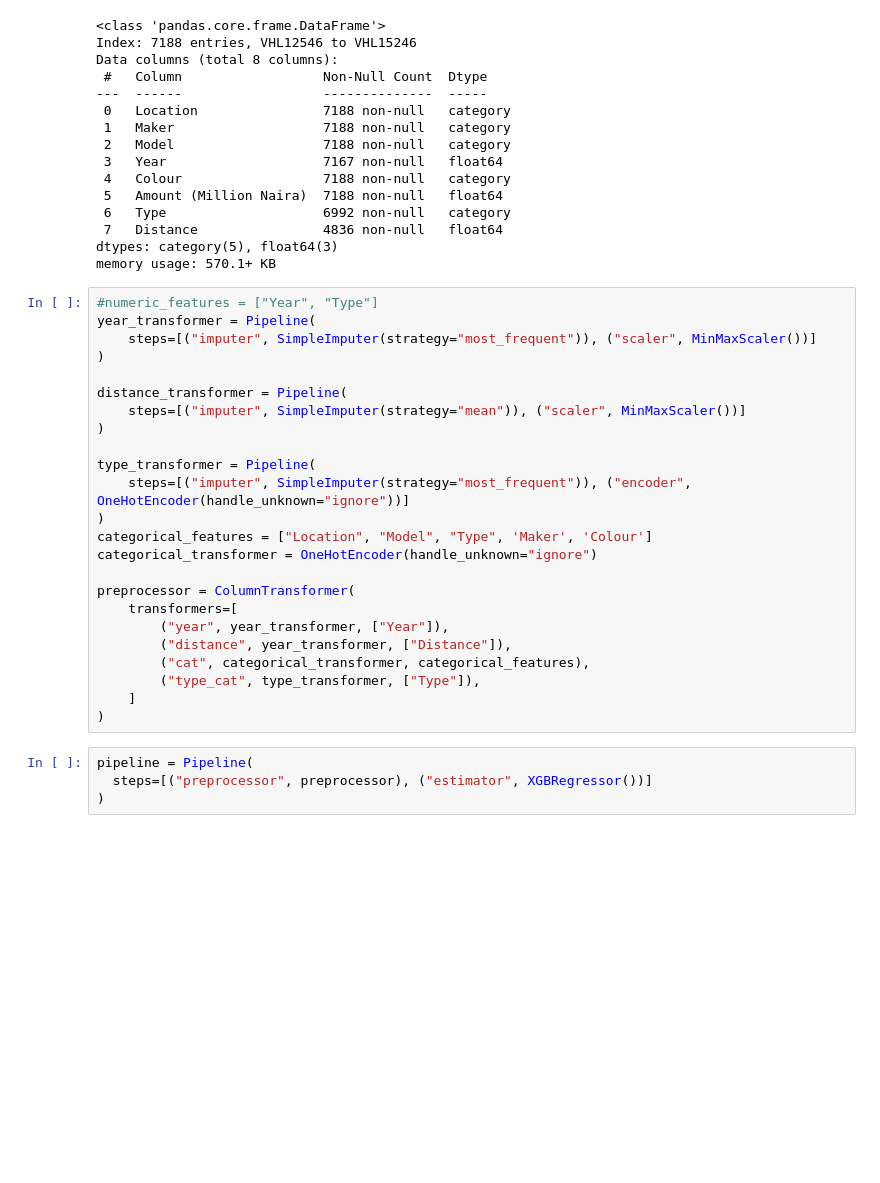
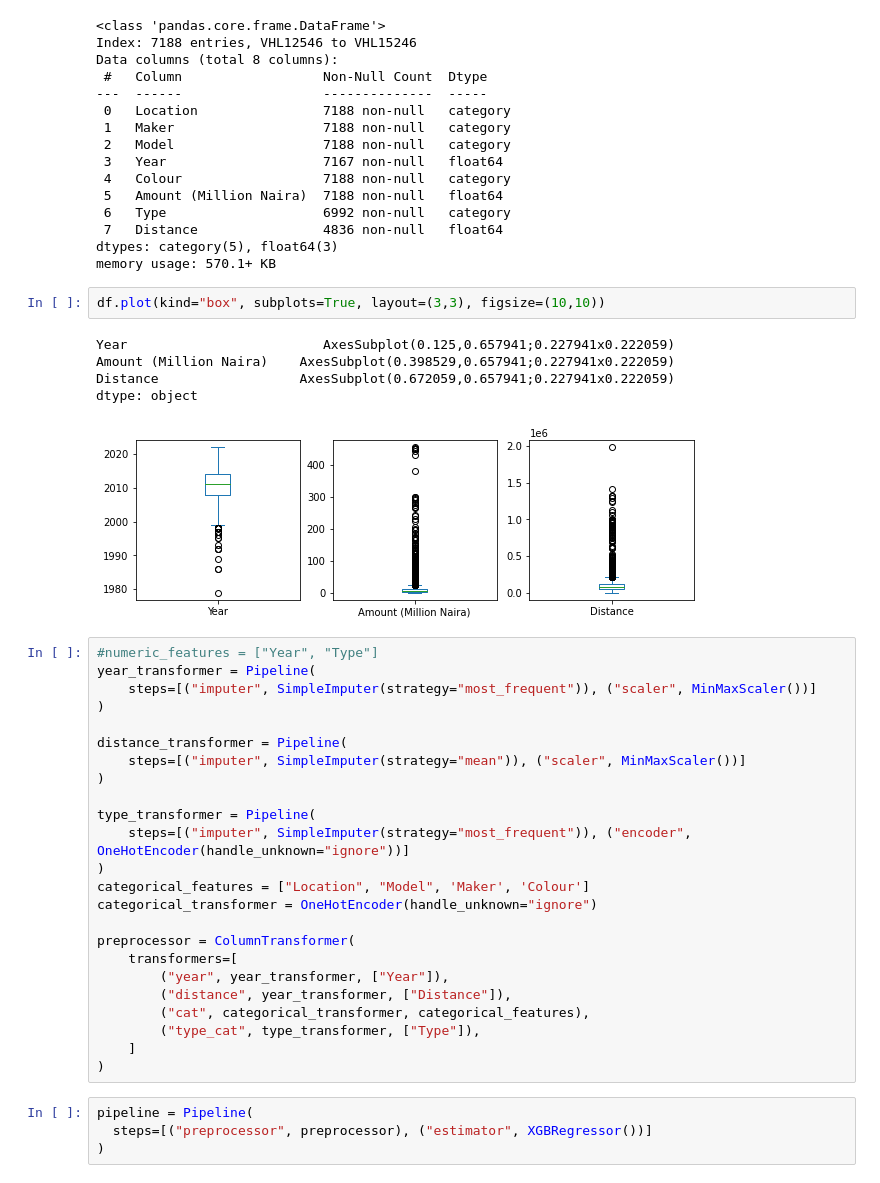
Before and after one commit to VIPlearner/csv-files, a Jupyter notebook: XGBboost.ipynb, the cells around one changed output. Drawn from its saved outputs; the diff is of its cells as text; blank space fills up the shorter version.

```diff
--- a/XGBboost.ipynb
+++ b/XGBboost.ipynb
@@ -57,6 +57,14 @@ Data columns (total 8 columns):
  7   Distance                4836 non-null   float64
 dtypes: category(5), float64(3)
 memory usage: 570.1+ KB
+# %%
+df.plot(kind="box", subplots=True, layout=(3,3), figsize=(10,10))
+# %% [output]
+Year                         AxesSubplot(0.125,0.657941;0.227941x0.222059)
+Amount (Million Naira)    AxesSubplot(0.398529,0.657941;0.227941x0.222059)
+Distance                  AxesSubplot(0.672059,0.657941;0.227941x0.222059)
+dtype: object
+[figure, added]
 # %%
 #numeric_features = ["Year", "Type"]
 year_transformer = Pipeline(
@@ -70,7 +78,7 @@ distance_transformer = Pipeline(
 type_transformer = Pipeline(
     steps=[("imputer", SimpleImputer(strategy="most_frequent")), ("encoder", OneHotEncoder(handle_unknown="ignore"))]
 )
-categorical_features = ["Location", "Model", "Type", 'Maker', 'Colour']
+categorical_features = ["Location", "Model", 'Maker', 'Colour']
 categorical_transformer = OneHotEncoder(handle_unknown="ignore")
 
 preprocessor = ColumnTransformer(
```
Also changed, not shown: parts of 8 cells of this notebook.
